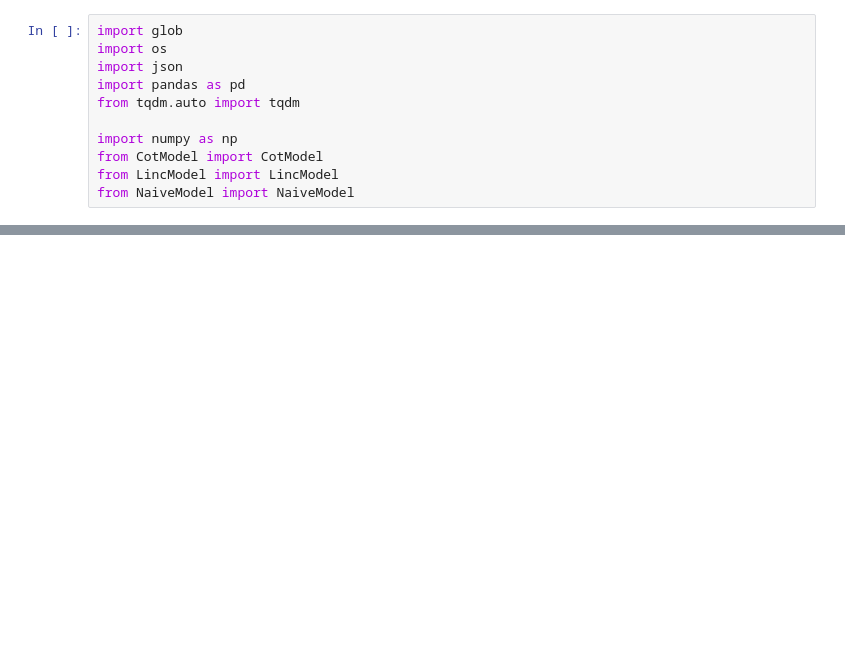
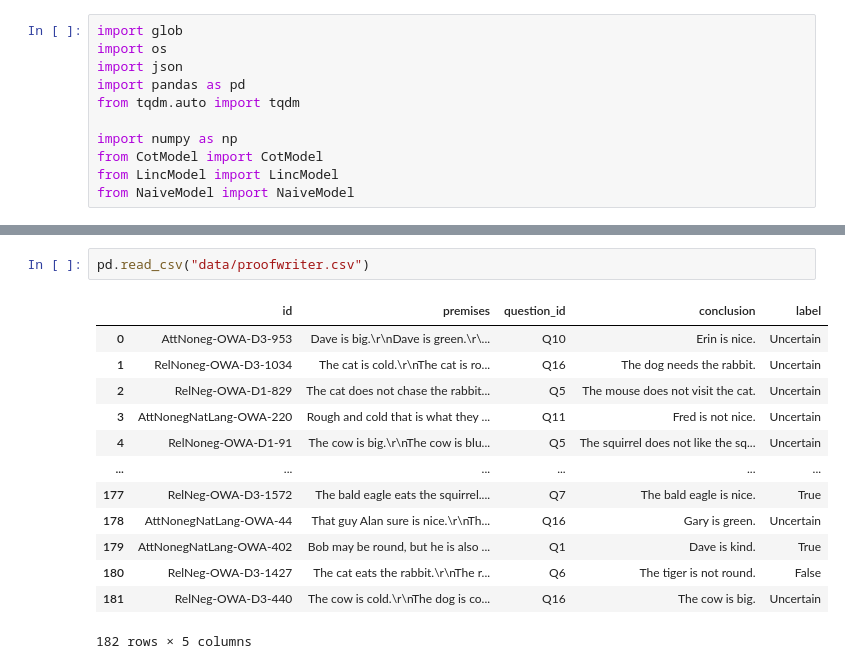
Before and after one commit to jortan02/linc, a Jupyter notebook: results.ipynb, the cells around one changed output, grey strips where cells are left out. Drawn from its saved outputs; the diff is of its cells as text; blank space fills up the shorter version.

```diff
--- a/results.ipynb
+++ b/results.ipynb
@@ -192,0 +151,16 @@ results_df
+# %%
+pd.read_csv("data/proofwriter.csv")
+# %% [output]
+|  | id | premises | question_id | conclusion | label |
+| 0 | AttNoneg-OWA-D3-953 | Dave is big.\r\nDave is green.\r\... | Q10 | Erin is nice. | Uncertain |
+| 1 | RelNoneg-OWA-D3-1034 | The cat is cold.\r\nThe cat is ro... | Q16 | The dog needs the rabbit. | Uncertain |
+| 2 | RelNeg-OWA-D1-829 | The cat does not chase the rabbit... | Q5 | The mouse does not visit the cat. | Uncertain |
+| 3 | AttNonegNatLang-OWA-220 | Rough and cold that is what they ... | Q11 | Fred is not nice. | Uncertain |
+| 4 | RelNoneg-OWA-D1-91 | The cow is big.\r\nThe cow is blu... | Q5 | The squirrel does not like the sq... | Uncertain |
+| ... | ... | ... | ... | ... | ... |
+| 177 | RelNeg-OWA-D3-1572 | The bald eagle eats the squirrel.... | Q7 | The bald eagle is nice. | True |
+| 178 | AttNonegNatLang-OWA-44 | That guy Alan sure is nice.\r\nTh... | Q16 | Gary is green. | Uncertain |
+| 179 | AttNonegNatLang-OWA-402 | Bob may be round, but he is also ... | Q1 | Dave is kind. | True |
+| 180 | RelNeg-OWA-D3-1427 | The cat eats the rabbit.\r\nThe r... | Q6 | The tiger is not round. | False |
+| 181 | RelNeg-OWA-D3-440 | The cow is cold.\r\nThe dog is co... | Q16 | The cow is big. | Uncertain |
+182 rows × 5 columns
```
Also changed, not shown: parts of 19 cells of this notebook, 28 other files.
